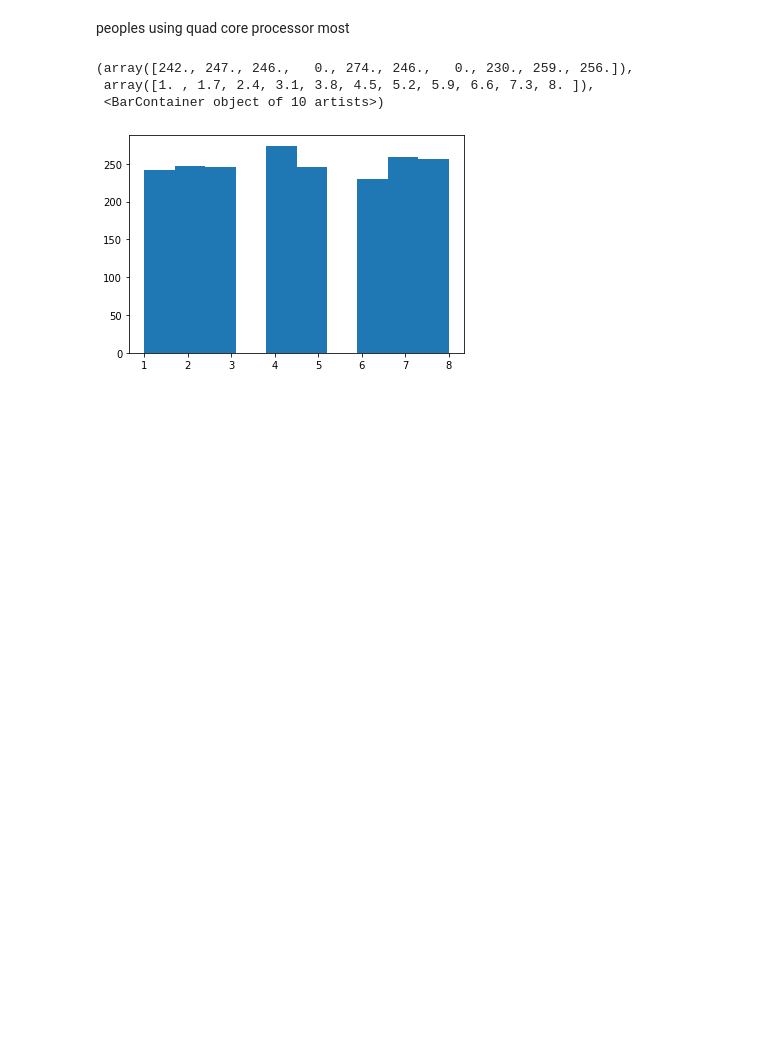
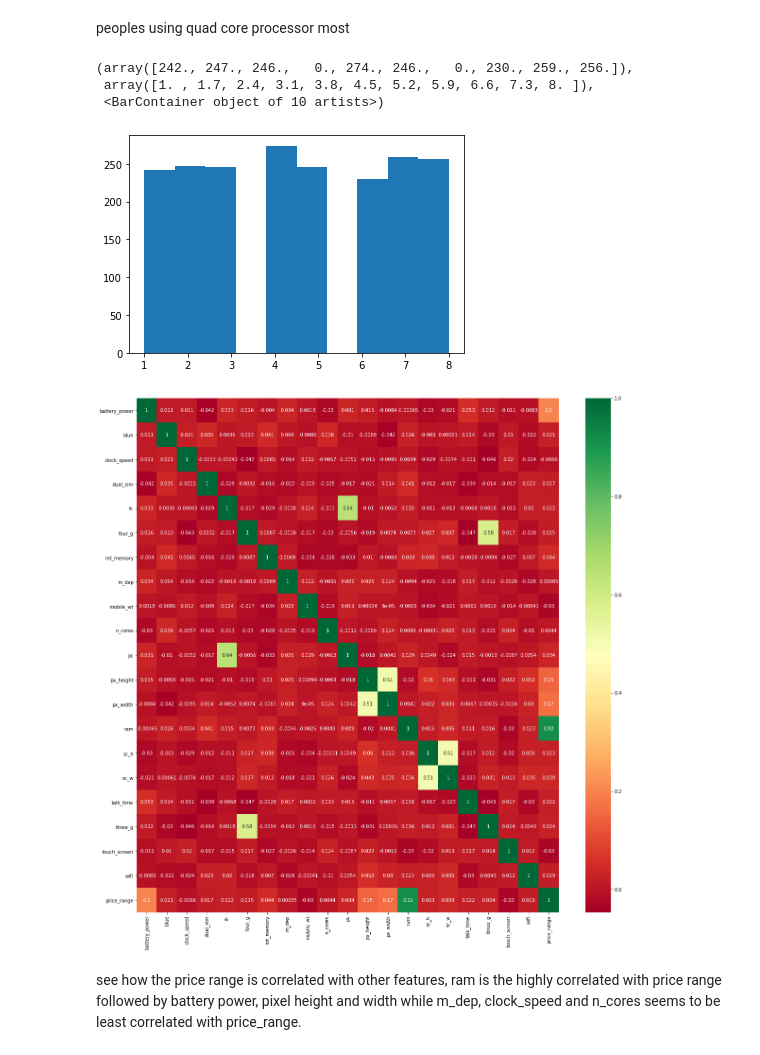
Before and after one commit to lordwarlock5001/TCS_iON_RIO, a Jupyter notebook: TCS iON RIO.ipynb, the cells around one changed output. Saved outputs shown, nothing was run; the diff lists cells and outputs as text; code cells hidden in the pictures; blank space fills up the shorter version.

```diff
--- a/TCS iON RIO.ipynb
+++ b/TCS iON RIO.ipynb
@@ -11,7 +12,7 @@ import matplotlib.pyplot as plt
 # %% [markdown]
 <b>Get the Data</b>
 # %%
-dataset=pd.read_csv('F:\TCS iON RIO\dataset\MobileDataSets\MobileTrain.csv')
+dataset=pd.read_csv('MobileTrain.csv')
 dataset.head()
 # %% [output]
 |  | battery_power | blue | clock_speed | dual_sim | fc | four_g | int_memory | m_dep | mobile_wt | ... |
@@ -144,3 +145,14 @@ plt.hist(dataset.n_cores)
  array([1. , 1.7, 2.4, 3.1, 3.8, 4.5, 5.2, 5.9, 6.6, 7.3, 8. ]),
  <BarContainer object of 10 artists>)
 [figure]
+# %%
+X = dataset.iloc[:,0:20]
+y = dataset.iloc[:,-1]
+corrmat = dataset.corr()
+top_corr_features = corrmat.index
+plt.figure(figsize=(20,20))
+g=sns.heatmap(dataset[top_corr_features].corr(),annot=True,cmap="RdYlGn")
+# %% [output]
+[figure, added]
+# %% [markdown]
+see how the price range is correlated with other features, ram is the highly correlated with price range followed by battery power, pixel height and width while m_dep, clock_speed and n_cores seems to be least correlated with price_range.
```
Also changed, not shown: parts of 1 cell of this notebook.
